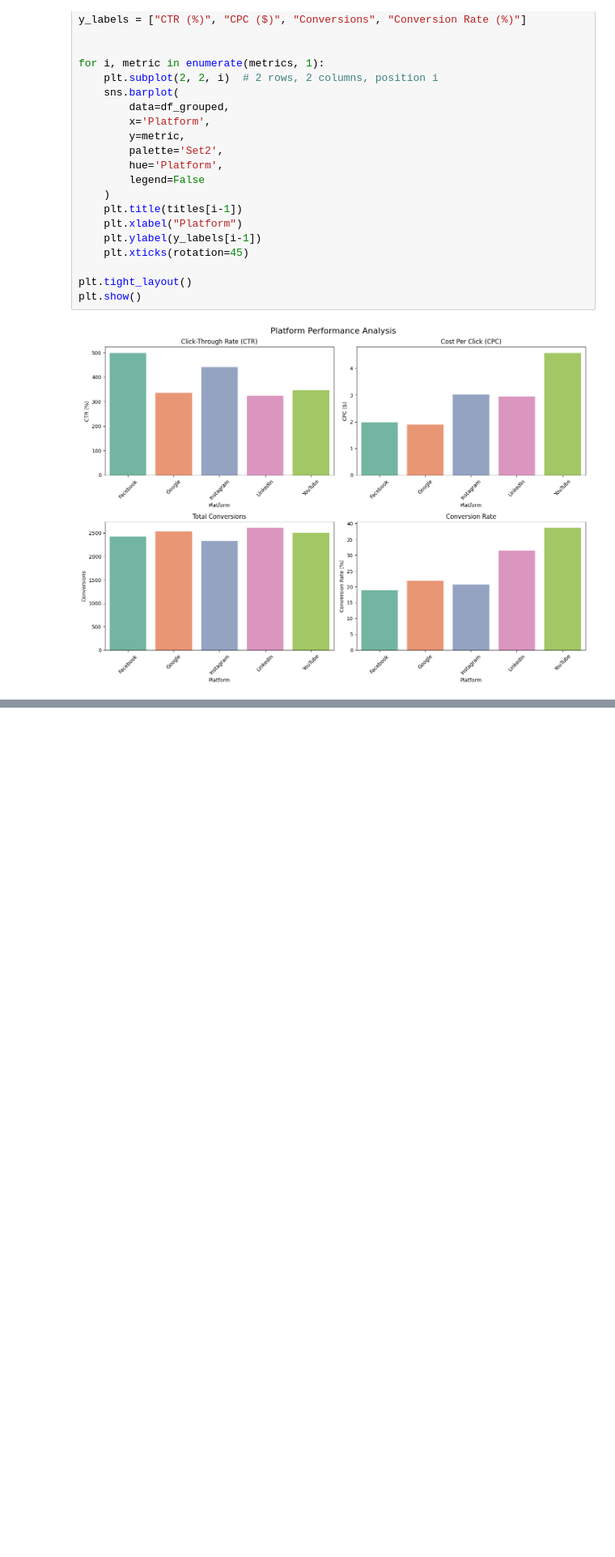
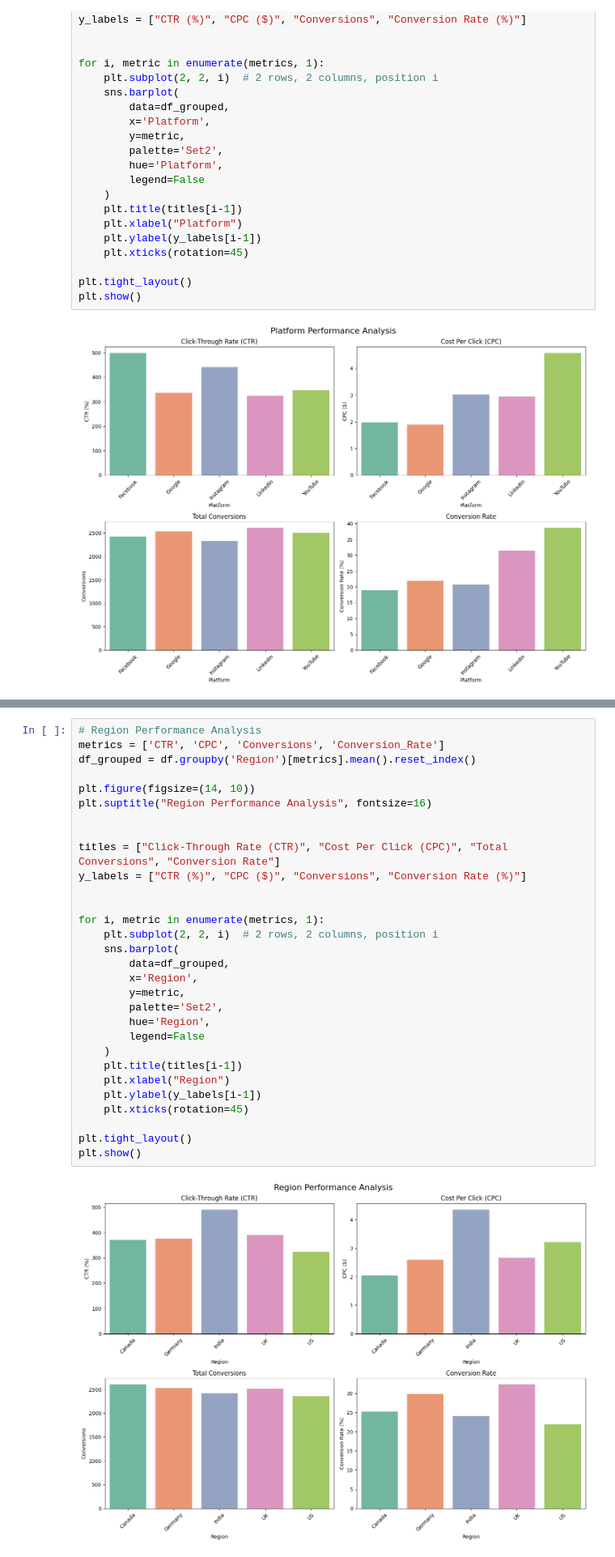
Before and after one commit to G-Bielokozowicz/Advertising-Campaign-Performance-Analysis, a Jupyter notebook: main.ipynb, the cells around one changed output, grey strips where cells are left out. Shown at 81% size. Saved outputs shown, nothing was run; the diff lists cells and outputs as text; blank space fills up the shorter version.

```diff
--- a/main.ipynb
+++ b/main.ipynb
@@ -377,0 +410,32 @@ plt.show()
+# %%
+# Region Performance Analysis
+metrics = ['CTR', 'CPC', 'Conversions', 'Conversion_Rate']
+df_grouped = df.groupby('Region')[metrics].mean().reset_index()
+
+plt.figure(figsize=(14, 10))
+plt.suptitle("Region Performance Analysis", fontsize=16)
+
+
+titles = ["Click-Through Rate (CTR)", "Cost Per Click (CPC)", "Total Conversions", "Conversion Rate"]
+y_labels = ["CTR (%)", "CPC ($)", "Conversions", "Conversion Rate (%)"]
+
+
+for i, metric in enumerate(metrics, 1):
+    plt.subplot(2, 2, i)  # 2 rows, 2 columns, position i
+    sns.barplot(
+        data=df_grouped,
+        x='Region',
+        y=metric,
+        palette='Set2',
+        hue='Region',
+        legend=False
+    )
+    plt.title(titles[i-1])
+    plt.xlabel("Region")
+    plt.ylabel(y_labels[i-1])
+    plt.xticks(rotation=45)
+
+plt.tight_layout()
+plt.show()
+# %% [output]
+[figure, added]
```
Also changed, not shown: parts of 1 cell of this notebook.
